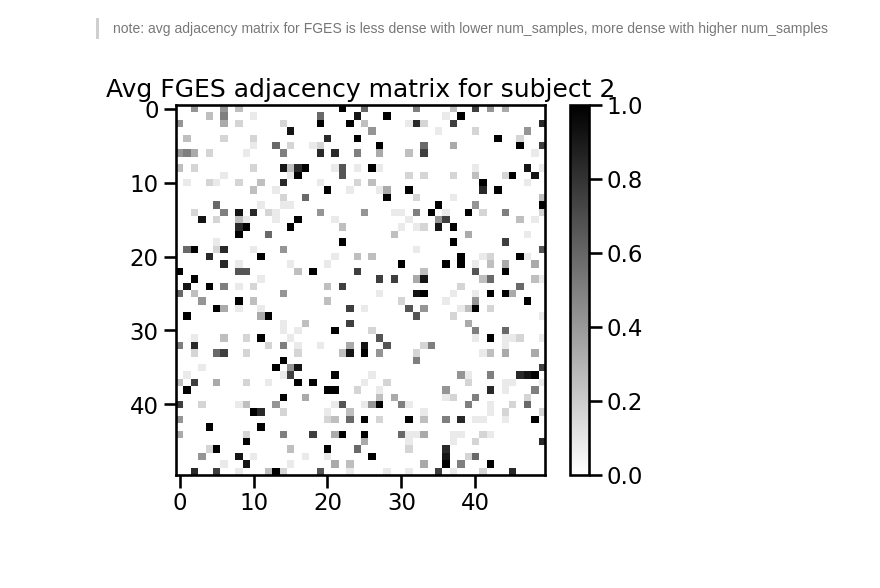
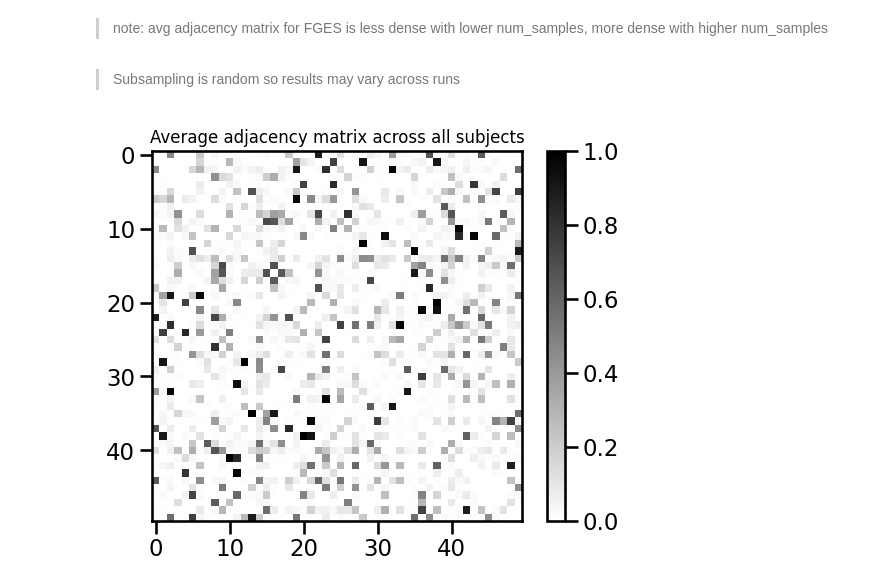
Before and after one commit to jyhong05/CFL_Research, a Jupyter notebook: neuro_pc_fges/run_fges.ipynb, the cells around one changed output. Cells and saved outputs as stored; diff of their text form; code cells hidden in the pictures; blank space fills up the shorter version.

```diff
--- a/neuro_pc_fges/run_fges.ipynb
+++ b/neuro_pc_fges/run_fges.ipynb
@@ -40,10 +31,11 @@ _ = plt.title('Avg FGES adjacency matrix for subject 1')
 # %% [markdown]
 > note: avg adjacency matrix for FGES is less dense with lower num_samples, more dense with higher num_samples
+# %% [markdown]
+> Subsampling is random so results may vary across runs
 # %%
-s2 = combined_data['s02']
-s2_avg_adj_mat, _ = fges_avg_adj_mat_and_results(s2, num_samples, num_samplings)
-plt.imshow(s2_avg_adj_mat, cmap='binary', interpolation='nearest')
+results_avg = np.mean(avg_adj_mats, axis=0)
+plt.imshow(results_avg, cmap='binary', interpolation='nearest')
 _ = plt.colorbar()
-_ = plt.title('Avg FGES adjacency matrix for subject 2')
+_ = plt.title('Average adjacency matrix across all subjects', fontsize=12)
 # %% [output]
-[figure, old version]
+[figure, new version]
```
Also changed, not shown: parts of 23 cells of this notebook, 3 other files.
